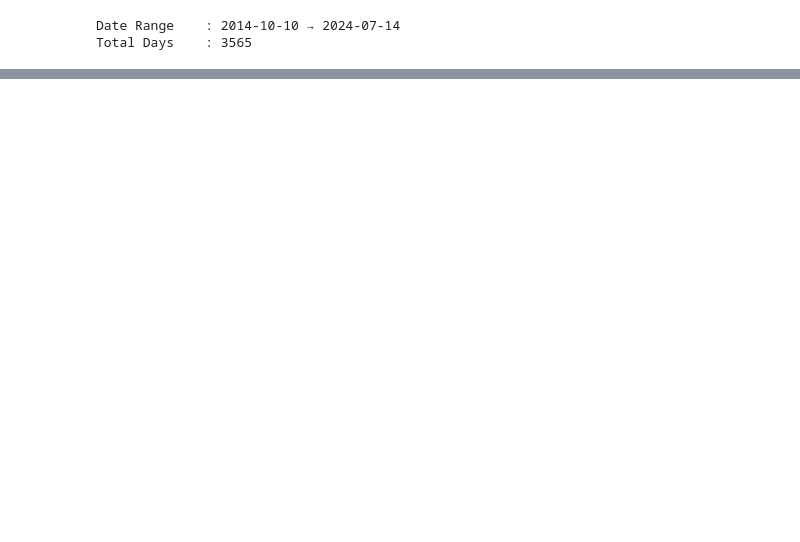
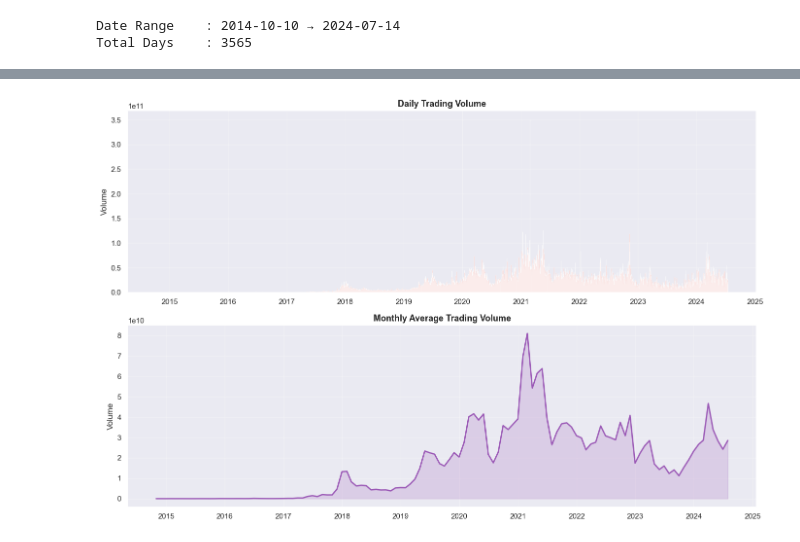
Before and after one commit to afeefanver/BitCoin-Prediction, a Jupyter notebook: EDA.ipynb, the cells around one changed output, grey strips where cells are left out. Saved outputs shown, nothing was run; the diff lists cells and outputs as text; code cells hidden in the pictures; blank space fills up the shorter version.

```diff
--- a/EDA.ipynb
+++ b/EDA.ipynb
@@ -88,0 +235,20 @@ Total Days    : 3565
+# %%
+# ── Volume Analysis ──
+df_vol_monthly = df['Volume'].resample('ME').mean()
+
+fig, axes = plt.subplots(2, 1, figsize=(14, 9))
+
+axes[0].bar(df.index, df['Volume'], color='#EA4335', alpha=0.6, width=1)
+axes[0].set_title('Daily Trading Volume', fontsize=13, fontweight='bold')
+axes[0].set_ylabel('Volume')
+
+axes[1].plot(df_vol_monthly.index, df_vol_monthly.values, color='#9B59B6', linewidth=2)
+axes[1].fill_between(df_vol_monthly.index, 0, df_vol_monthly.values, alpha=0.2, color='#9B59B6')
+axes[1].set_title('Monthly Average Trading Volume', fontsize=13, fontweight='bold')
+axes[1].set_ylabel('Volume')
+
+plt.tight_layout()
+plt.savefig('nb1_03_volume.png', dpi=150, bbox_inches='tight')
+plt.show()
+# %% [output]
+[figure, added]
```
Also changed, not shown: parts of 29 cells of this notebook.
